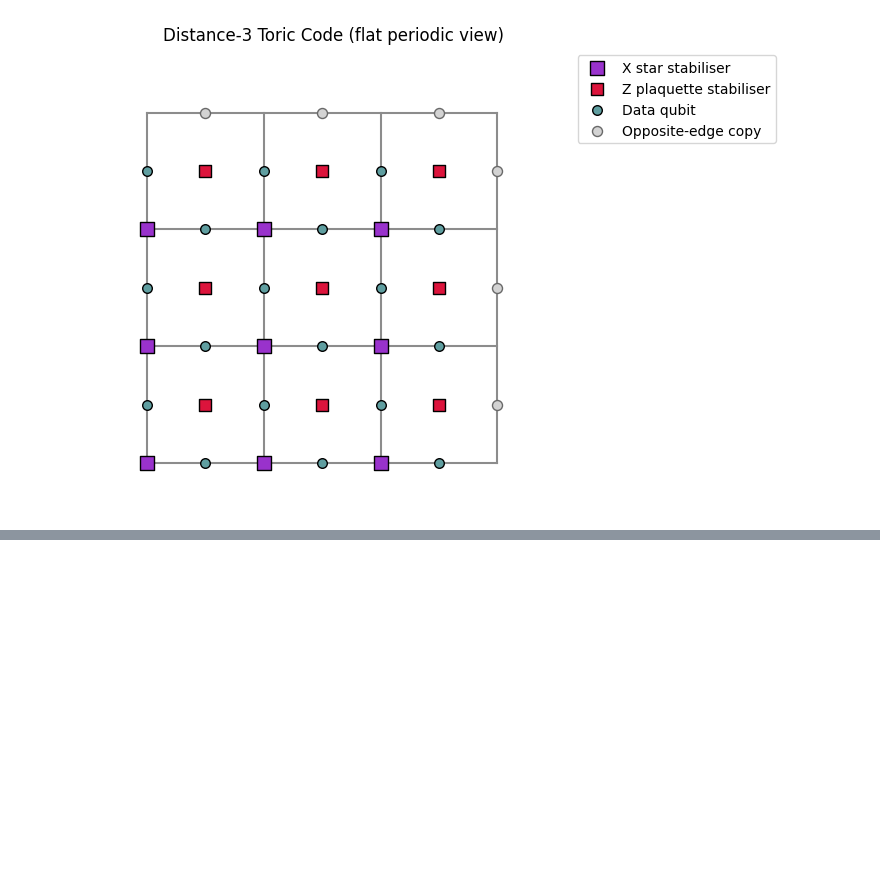
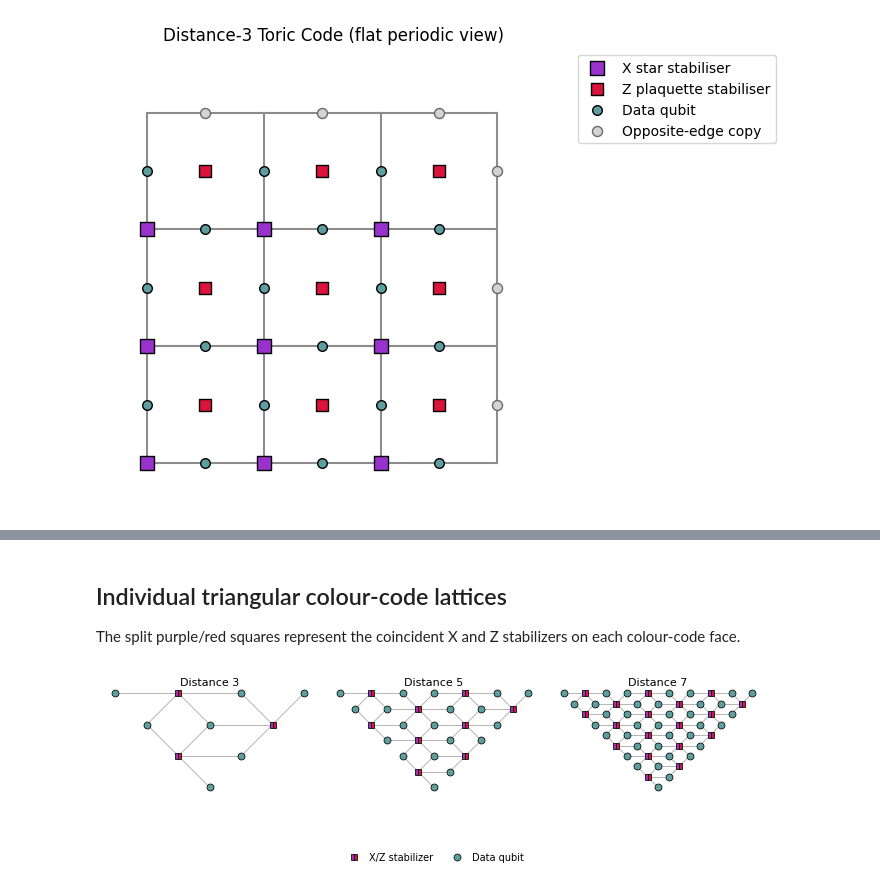
Before and after one commit to laramoyanotaylor/GKP_QEC_Project_Code, a Jupyter notebook: Hypergraph_to_SurfaceCode.ipynb, the cells around one changed output, grey strips where cells are left out. Saved outputs shown, nothing was run; the diff lists cells and outputs as text; code cells hidden in the pictures; blank space fills up the shorter version.

```diff
--- a/Hypergraph_to_SurfaceCode.ipynb
+++ b/Hypergraph_to_SurfaceCode.ipynb
@@ -443,0 +383,16 @@ Hx · logical_z mod 2: [0 0 0 0 0 0]
+# %% [markdown]
+## Individual triangular colour-code lattices
+The split purple/red squares represent the coincident X and Z stabilizers on each colour-code face.
+# %%
+import importlib
+import plot_colour_code_lattices
+
+# Reload local edits when this cell is rerun in an existing Jupyter kernel.
+importlib.reload(plot_colour_code_lattices)
+plot_colour_codes_side_by_side = plot_colour_code_lattices.plot_colour_codes_side_by_side
+
+# One 17 cm-wide figure: fits A4 paper with 2 cm left/right margins.
+plot_colour_codes_side_by_side('triangular_colour_codes_d3_d5_d7.png')
+plt.show()
+# %% [output]
+[figure, added]
```
Also changed, not shown: parts of 9 cells of this notebook.
